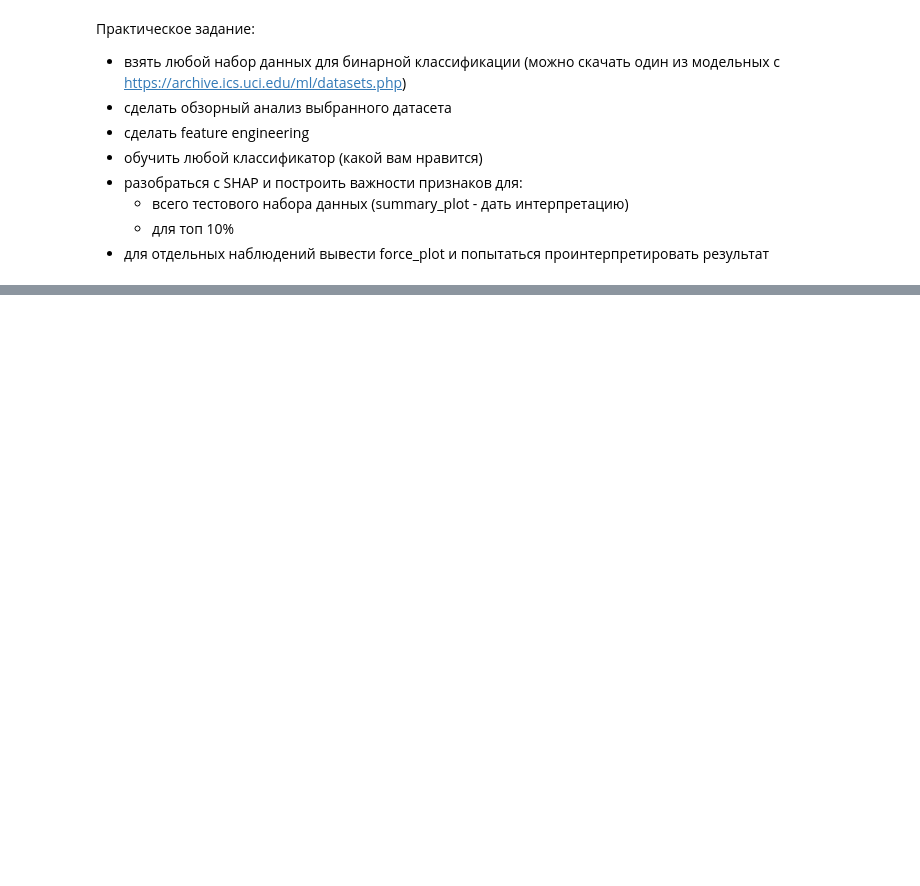
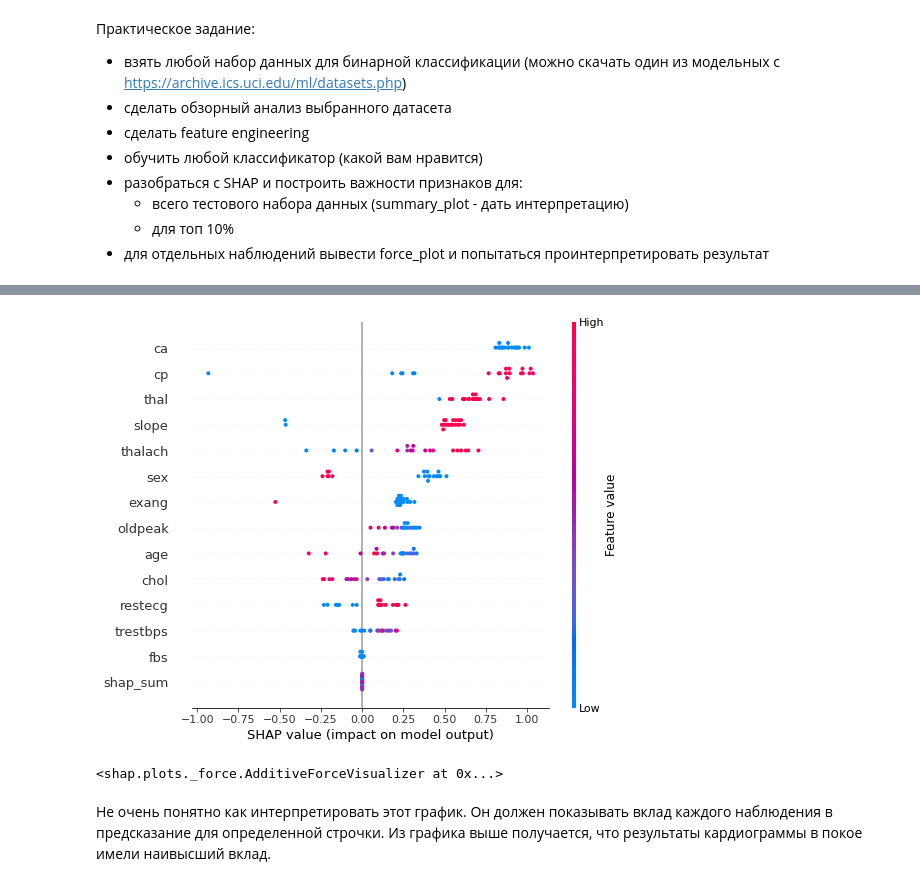
Before and after one commit to Dant-di/ML_in_business, a Jupyter notebook: HW_Lesson_7.ipynb, the cells around one changed output, grey strips where cells are left out. Drawn from its saved outputs; the diff is of its cells as text; code cells hidden in the pictures; blank space fills up the shorter version.

```diff
--- a/HW_Lesson_7.ipynb
+++ b/HW_Lesson_7.ipynb
@@ -56,0 +179,9 @@ memory usage: 59.5+ MB
+# %%
+shap_sum = []
+for i in shap_values:
+    shap_sum.append(i.sum())
+# %%
+X_train['shap_sum'] = shap_sum
+# %%
+top10 = X_train.sort_values(by='shap_sum', ascending=False)[:round(len(X_train)*0.1)]
+top10
@@ -56,0 +206,11 @@ memory usage: 59.5+ MB
+# %%
+shap_values_top = explainer.shap_values(top10)
+shap.summary_plot(shap_values_top, top10)
+# %% [output]
+[figure, added]
+# %%
+shap.force_plot(explainer.expected_value, shap_values_top[2,:], top10.iloc[2,:-1])
+# %% [output]
+<shap.plots._force.AdditiveForceVisualizer at 0x...>
+# %% [markdown]
+Не очень понятно как интерпретировать этот график. Он должен показывать вклад каждого наблюдения в предсказание для определенной строчки. Из графика выше получается, что результаты кардиограммы в покое имели наивысший вклад.
```
Also changed, not shown: parts of 22 cells of this notebook, 1 other file.
